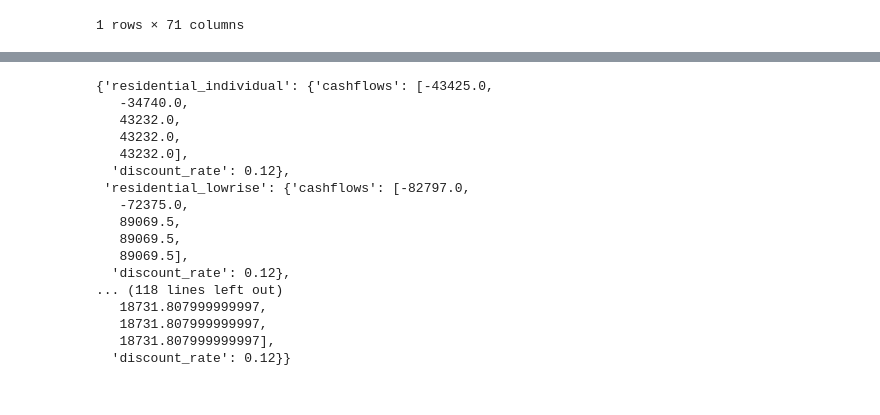
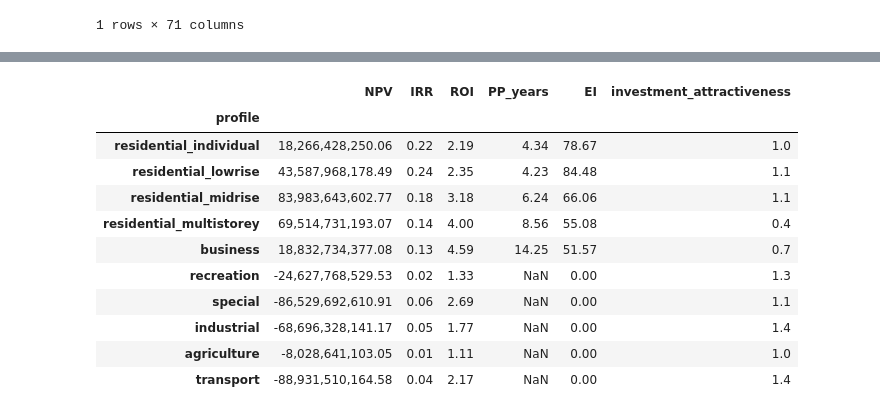
Before and after one commit to Mvin8/Urbanomy, a Jupyter notebook: examples/F3_project.ipynb, the cells around one changed output, grey strips where cells are left out. Cells and saved outputs as stored; diff of their text form; code cells hidden in the pictures.

```diff
--- a/examples/F3_project.ipynb
+++ b/examples/F3_project.ipynb
@@ -412,20 +513,0 @@ econ_summary
-# %%
-economic_params
-# %% [output]
-{'residential_individual': {'cashflows': [-43425.0,
-   -34740.0,
-   43232.0,
-   43232.0,
-   43232.0],
-  'discount_rate': 0.12},
- 'residential_lowrise': {'cashflows': [-82797.0,
-   -72375.0,
-   89069.5,
-   89069.5,
-   89069.5],
-  'discount_rate': 0.12},
-... (118 lines left out)
-   18731.807999999997,
-   18731.807999999997,
-   18731.807999999997],
-  'discount_rate': 0.12}}
@@ -431,0 +690,15 @@ economic_params
+# %%
+spatial_summary
+# %% [output]
+|  | NPV | IRR | ROI | PP_years | EI | investment_attractiveness |
+| profile |  |  |  |  |  |  |
+| residential_individual | 18,266,428,250.06 | 0.22 | 2.19 | 4.34 | 78.67 | 1.0 |
+| residential_lowrise | 43,587,968,178.49 | 0.24 | 2.35 | 4.23 | 84.48 | 1.1 |
+| residential_midrise | 83,983,643,602.77 | 0.18 | 3.18 | 6.24 | 66.06 | 1.1 |
+| residential_multistorey | 69,514,731,193.07 | 0.14 | 4.00 | 8.56 | 55.08 | 0.4 |
+| business | 18,832,734,377.08 | 0.13 | 4.59 | 14.25 | 51.57 | 0.7 |
+| recreation | -24,627,768,529.53 | 0.02 | 1.33 | NaN | 0.00 | 1.3 |
+| special | -86,529,692,610.91 | 0.06 | 2.69 | NaN | 0.00 | 1.1 |
+| industrial | -68,696,328,141.17 | 0.05 | 1.77 | NaN | 0.00 | 1.4 |
+| agriculture | -8,028,641,103.05 | 0.01 | 1.11 | NaN | 0.00 | 1.0 |
+| transport | -88,931,510,164.58 | 0.04 | 2.17 | NaN | 0.00 | 1.4 |
```
Also changed, not shown: parts of 10 cells of this notebook.
